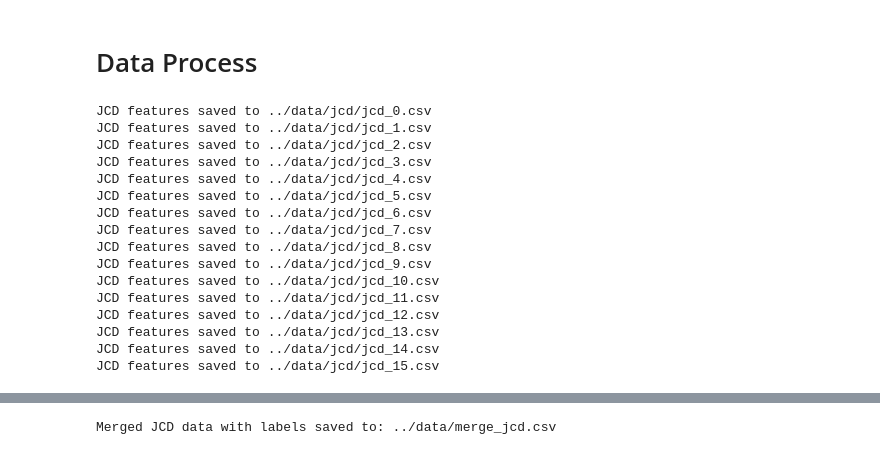
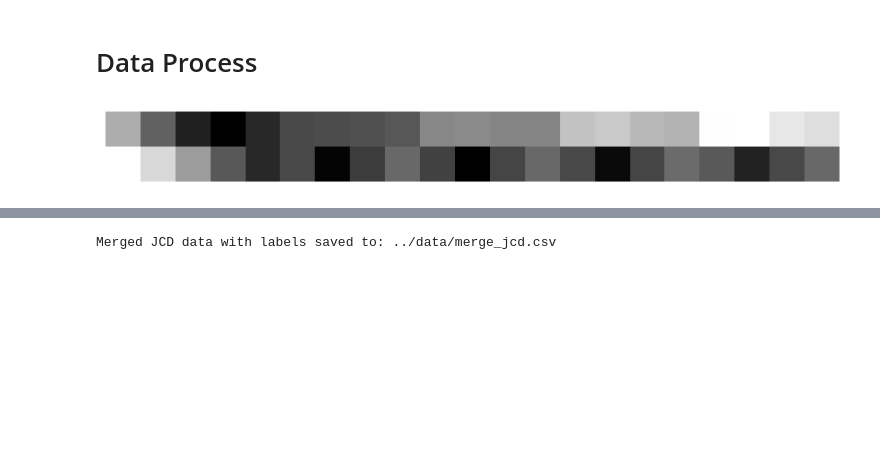
Before and after one commit to jonlai211/Gesture-Master, a Jupyter notebook: notebooks/train.ipynb, the cells around one changed output, grey strips where cells are left out. Saved outputs shown, nothing was run; the diff lists cells and outputs as text; code cells hidden in the pictures; blank space fills up the shorter version.

```diff
--- a/notebooks/train.ipynb
+++ b/notebooks/train.ipynb
@@ -15,11 +14,13 @@ def load_raw(csv_file):
     coords_list = coords.tolist()
     return coords_list
 
+
 def calculate_jcd(coords):
     distances = squareform(pdist(coords, 'euclidean'))
     tril_indices = np.tril_indices_from(distances, k=-1)
     jcd_features = distances[tril_indices]
     return jcd_features
+
 
 def raw_process(file_path):
     raw_data = []
@@ -31,6 +32,7 @@ def raw_process(file_path):
     raw_data_df = pd.DataFrame(raw_data_array)
     return raw_data_df
 
+
 def save_jcd(raw_data_df, csv_file, save_dir):
     base_name = os.path.basename(csv_file)
     save_name = base_name.replace('keypoint', 'jcd')
@@ -39,29 +41,47 @@ def save_jcd(raw_data_df, csv_file, save_dir):
     raw_data_df.to_csv(save_path, index=False, header=False)
     print(f"JCD features saved to {save_path}")
 
+
 def process_jcd_files(data_dir, save_dir):
     csv_files = glob.glob(os.path.join(data_dir, '*.csv'))
     for csv_file in csv_files:
         raw_data_df = raw_process(csv_file)
         save_jcd(raw_data_df, csv_file, save_dir)
 
-raw_dir = '../data/raw'
-jcd_dir = '../data/jcd'
-process_jcd_files(raw_dir, jcd_dir)
+# raw_dir = '../data/raw'
+# jcd_dir = '../data/jcd'
+# process_jcd_files(raw_dir, jcd_dir)
-# %% [output]
-JCD features saved to ../data/jcd/jcd_0.csv
-JCD features saved to ../data/jcd/jcd_1.csv
-JCD features saved to ../data/jcd/jcd_2.csv
-JCD features saved to ../data/jcd/jcd_3.csv
-JCD features saved to ../data/jcd/jcd_4.csv
-JCD features saved to ../data/jcd/jcd_5.csv
-JCD features saved to ../data/jcd/jcd_6.csv
-JCD features saved to ../data/jcd/jcd_7.csv
-JCD features saved to ../data/jcd/jcd_8.csv
-JCD features saved to ../data/jcd/jcd_9.csv
-JCD features saved to ../data/jcd/jcd_10.csv
-JCD features saved to ../data/jcd/jcd_11.csv
-JCD features saved to ../data/jcd/jcd_12.csv
-JCD features saved to ../data/jcd/jcd_13.csv
-JCD features saved to ../data/jcd/jcd_14.csv
-JCD features saved to ../data/jcd/jcd_15.csv
+# %%
+raw_0_path = '../data/raw/keypoint_1.csv'
+coords_list = load_raw(raw_0_path)
+
+row_1 = coords_list[0]
+
+x_values = []
+y_values = []
+
+for point in row_1:
+    point_str = str(point)
+    numbers = point_str.strip('[]').split()
+    x_values.append(int(numbers[0]))
+    y_values.append(int(numbers[1]))
+
+x_min, x_max = min(x_values), max(x_values)
+y_min, y_max = min(y_values), max(y_values)
+
+x_values_normalized = [(x - x_min) / (x_max - x_min) for x in x_values]
+y_values_normalized = [(y - y_min) / (y_max - y_min) for y in y_values]
+
+image = np.zeros((2, len(x_values)), dtype=np.float32)
+
+for i in range(len(x_values)):
+    image[0, i] = x_values_normalized[i]
+    image[1, i] = y_values_normalized[i]
+
+plt.figure(figsize=(10, 2))
+plt.imshow(image, cmap='gray')
+plt.axis('off')
+plt.savefig('xyz.png', bbox_inches='tight', pad_inches=0)
+plt.show()
+# %% [output]
+[figure, added]
```
Also changed, not shown: parts of 11 cells of this notebook, 3 other files.
